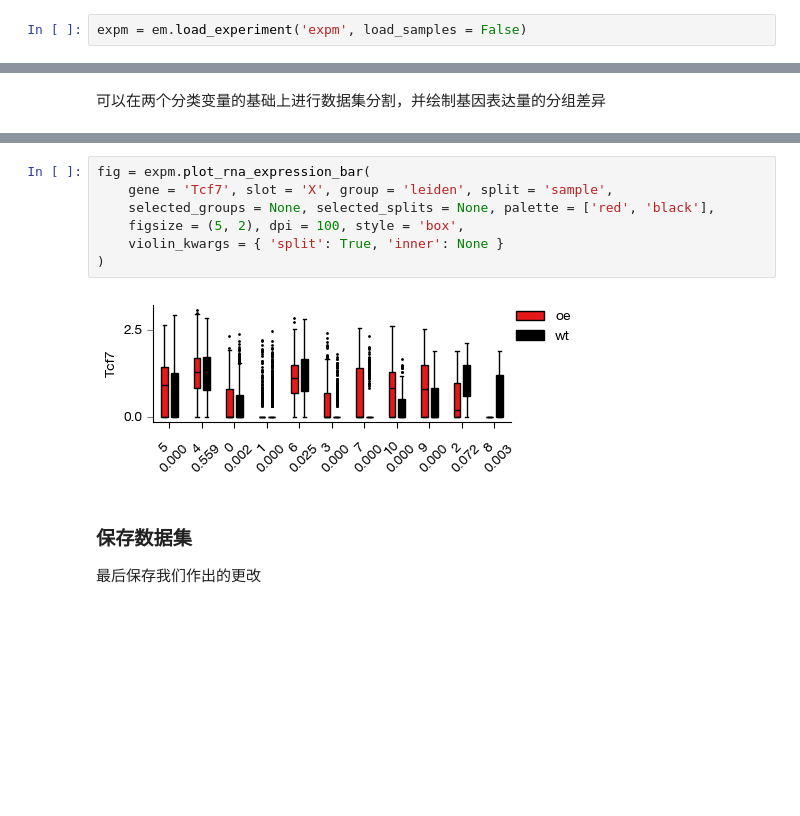
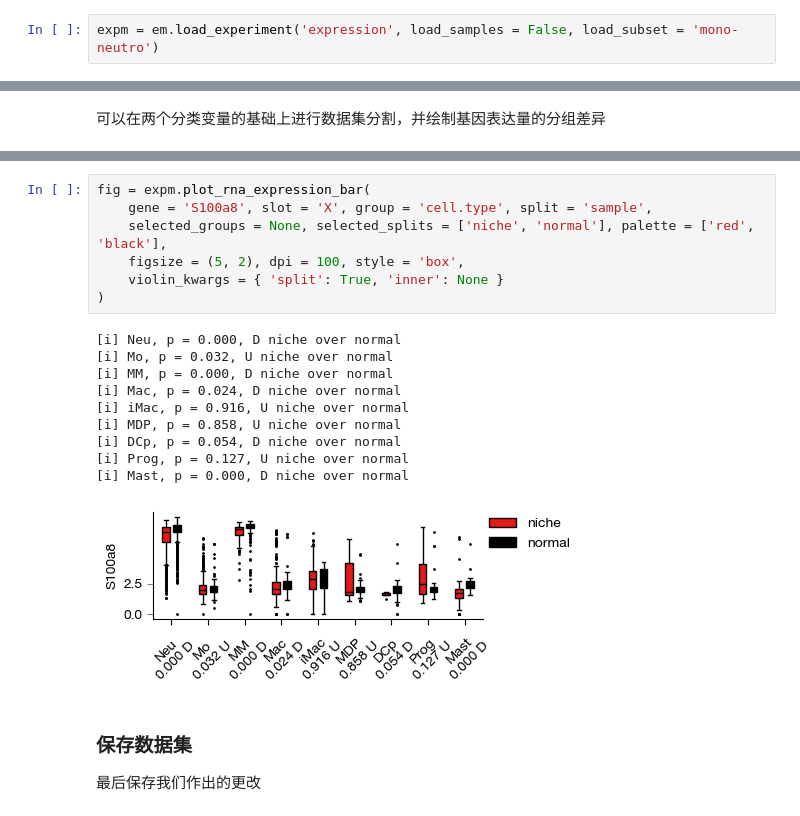
Before and after one commit to yang-z-03/exprmat, a Jupyter notebook: docs/source/notebooks/profile-cluster.ipynb, the cells around one changed output, grey strips where cells are left out. Saved outputs shown, nothing was run; the diff lists cells and outputs as text; blank space fills up the shorter version.

```diff
--- a/docs/source/notebooks/profile-cluster.ipynb
+++ b/docs/source/notebooks/profile-cluster.ipynb
@@ -22,7 +29,7 @@ em.setwd('/home/data/yangz/shared/tutorial')
 # %% [markdown]
 我们从之前保存的路径加载数据集：
 # %%
-expm = em.load_experiment('expm', load_samples = False)
+expm = em.load_experiment('expression', load_samples = False, load_subset = 'mono-neutro')
 # %% [output]
 [!] samples are not dumped in the experiment directory.
 # %%
@@ -213,12 +232,21 @@ fig = expm.plot_rna_expression_bar(
 # %%
 fig = expm.plot_rna_expression_bar(
-    gene = 'Tcf7', slot = 'X', group = 'leiden', split = 'sample',
-    selected_groups = None, selected_splits = None, palette = ['red', 'black'],
+    gene = 'S100a8', slot = 'X', group = 'cell.type', split = 'sample',
+    selected_groups = None, selected_splits = ['niche', 'normal'], palette = ['red', 'black'],
     figsize = (5, 2), dpi = 100, style = 'box',
     violin_kwargs = { 'split': True, 'inner': None }
 )
 # %% [output]
+[i] Neu, p = 0.000, D niche over normal
+[i] Mo, p = 0.032, U niche over normal
+[i] MM, p = 0.000, D niche over normal
+[i] Mac, p = 0.024, D niche over normal
+[i] iMac, p = 0.916, U niche over normal
+[i] MDP, p = 0.858, U niche over normal
+[i] DCp, p = 0.054, D niche over normal
+[i] Prog, p = 0.127, U niche over normal
+[i] Mast, p = 0.000, D niche over normal
-[figure, old version]
+[figure, new version]
 # %% [markdown]
 ### 保存数据集
 
```
Also changed, not shown: parts of 14 cells of this notebook, 35 other files.
